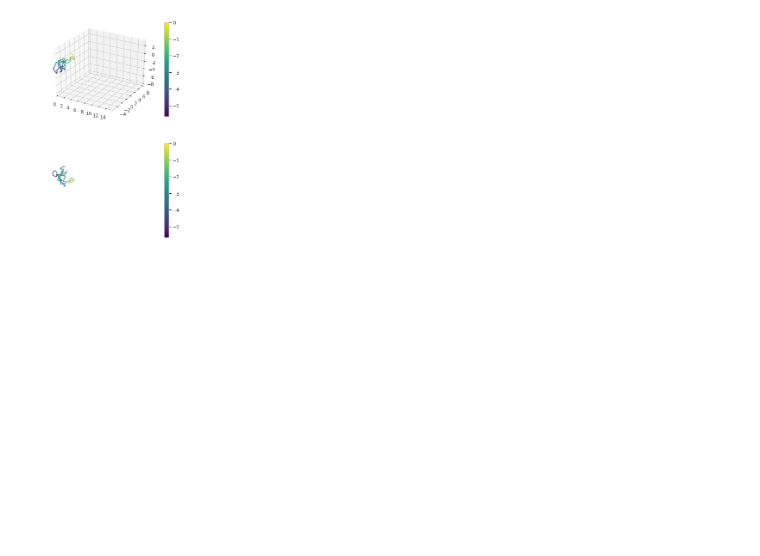
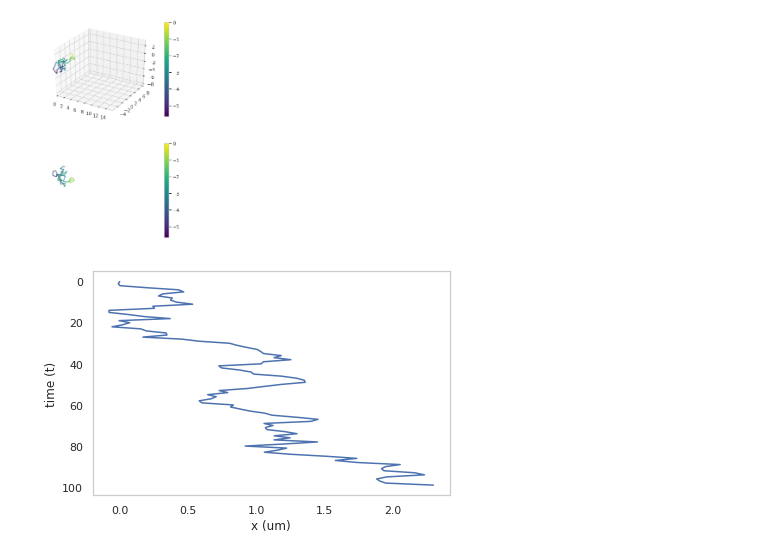
Before and after one commit to AllenCellModeling/diffusive_distinguishability, a Jupyter notebook: diffusive_distinguishability/figure_production.ipynb, the cells around one changed output. Saved outputs shown, nothing was run; the diff lists cells and outputs as text; code cells hidden in the pictures; blank space fills up the shorter version.

```diff
--- a/diffusive_distinguishability/figure_production.ipynb
+++ b/diffusive_distinguishability/figure_production.ipynb
@@ -288,3 +288,15 @@ traj_segments(df2,50,True, scale2);
 plt.savefig('t2_topdown.pdf', format='pdf')
 # %% [output]
 [figure]
+# %%
+df1 = hd.simulate_diffusion_df(n_dim = 1, d_const = 0.01, n_steps = 5000, dt = 1, loc_std = 0.03)
+# %%
+plt.figure()
+plt.plot([df1['x'][i] for i in range(100)], range(100))
+plt.xlabel('x (um)')
+plt.ylabel('time (t)')
+plt.tight_layout()
+plt.gca().invert_yaxis()
+plt.savefig('single_trajectory.pdf', format='pdf')
+# %% [output]
+[figure, added]
```
Also changed, not shown: parts of 4 cells of this notebook, 9 other files.
